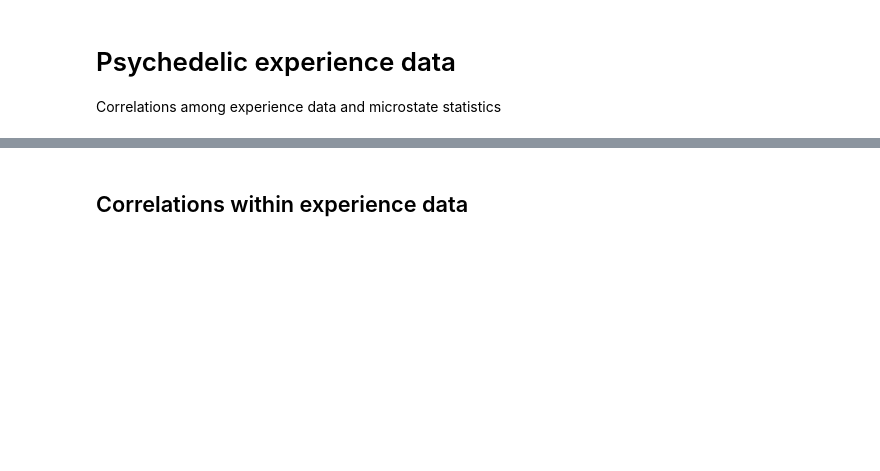
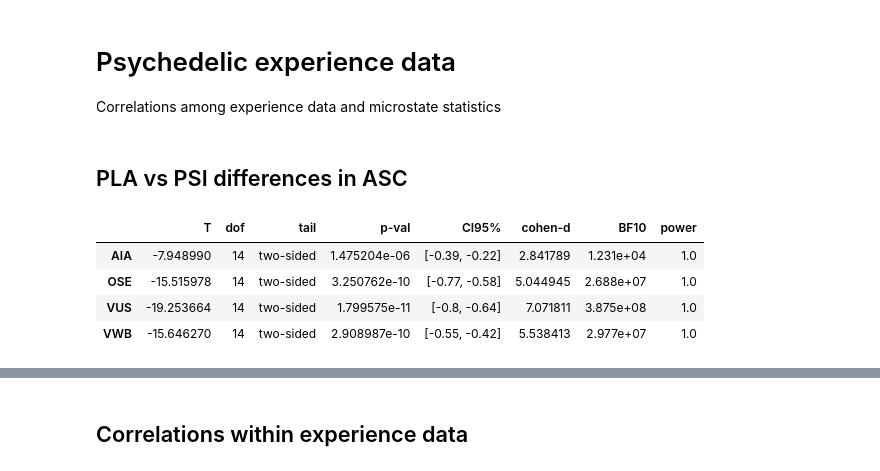
Before and after one commit to jajcayn/psilocybin-microstates, a Jupyter notebook: 3-psychedelic-experience-data.ipynb, the cells around one changed output, grey strips where cells are left out. Cells and saved outputs as stored; diff of their text form; code cells hidden in the pictures; blank space fills up the shorter version.

```diff
--- a/3-psychedelic-experience-data.ipynb
+++ b/3-psychedelic-experience-data.ipynb
@@ -151,3 +151,25 @@ def replace_pval(x, pval_stars=PVAL_STARS):
         if x < key:
             return value
     return ""
+# %% [markdown]
+## PLA vs PSI differences in ASC
+# %%
+df_experience = experience[experience["subject"].isin(ms_stats["subject"])]
+
+ASC = ["AIA", "OSE", "VUS", "VWB"]
+asc_ttest = pd.DataFrame()
+for asc in ASC:
+    tt = pg.ttest(
+        df_experience[df_experience["condition"] == "PLA"][asc],
+        df_experience[df_experience["condition"] == "PSI"][asc],
+        paired=True,
+    )
+    tt.index = [asc]
+    asc_ttest = pd.concat([asc_ttest, tt], axis=0)
+asc_ttest
+# %% [output]
+|  | T | dof | tail | p-val | CI95% | cohen-d | BF10 | power |
+| AIA | -7.948990 | 14 | two-sided | 1.475204e-06 | [-0.39, -0.22] | 2.841789 | 1.231e+04 | 1.0 |
+| OSE | -15.515978 | 14 | two-sided | 3.250762e-10 | [-0.77, -0.58] | 5.044945 | 2.688e+07 | 1.0 |
+| VUS | -19.253664 | 14 | two-sided | 1.799575e-11 | [-0.8, -0.64] | 7.071811 | 3.875e+08 | 1.0 |
+| VWB | -15.646270 | 14 | two-sided | 2.908987e-10 | [-0.55, -0.42] | 5.538413 | 2.977e+07 | 1.0 |
```
Also changed, not shown: parts of 5 cells of this notebook, 4 other files.
